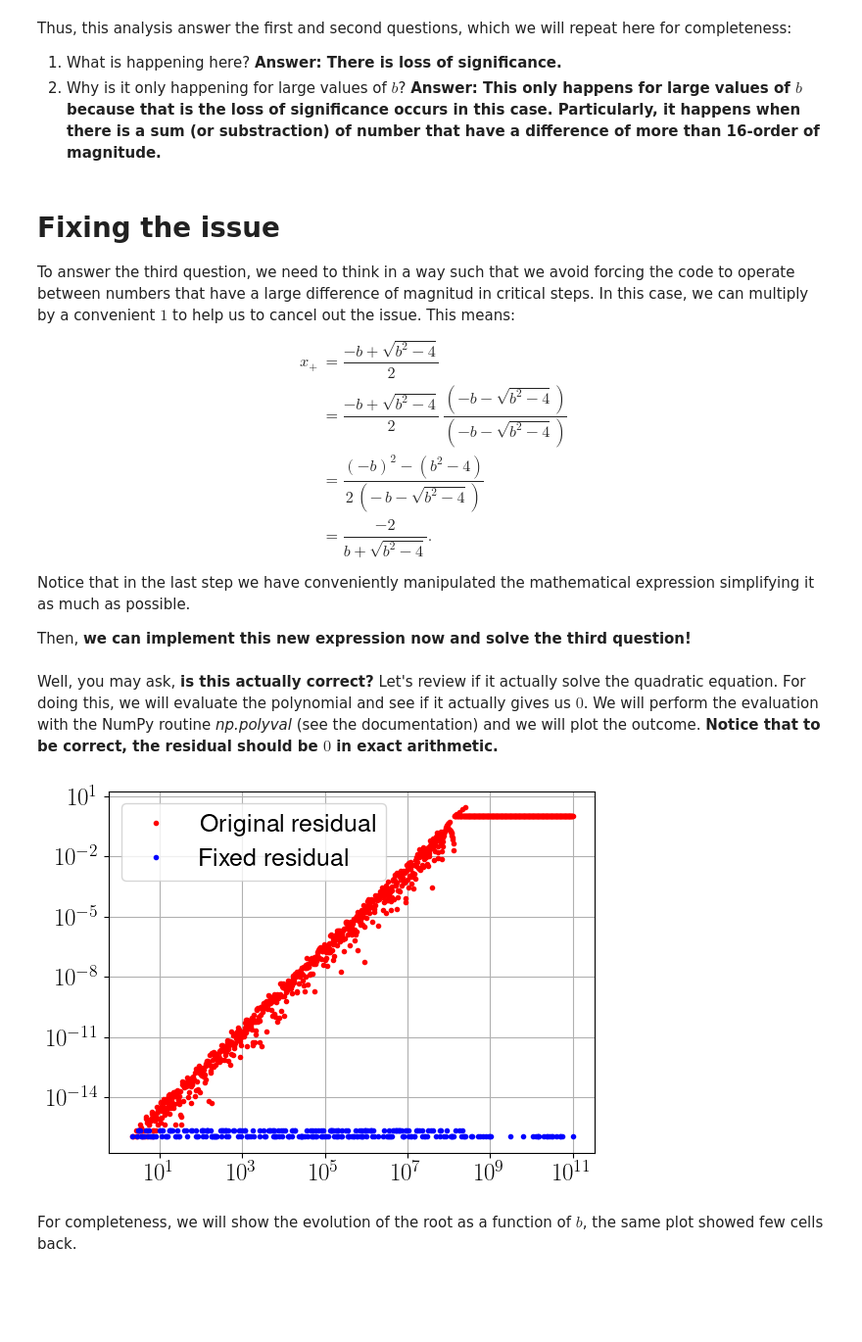
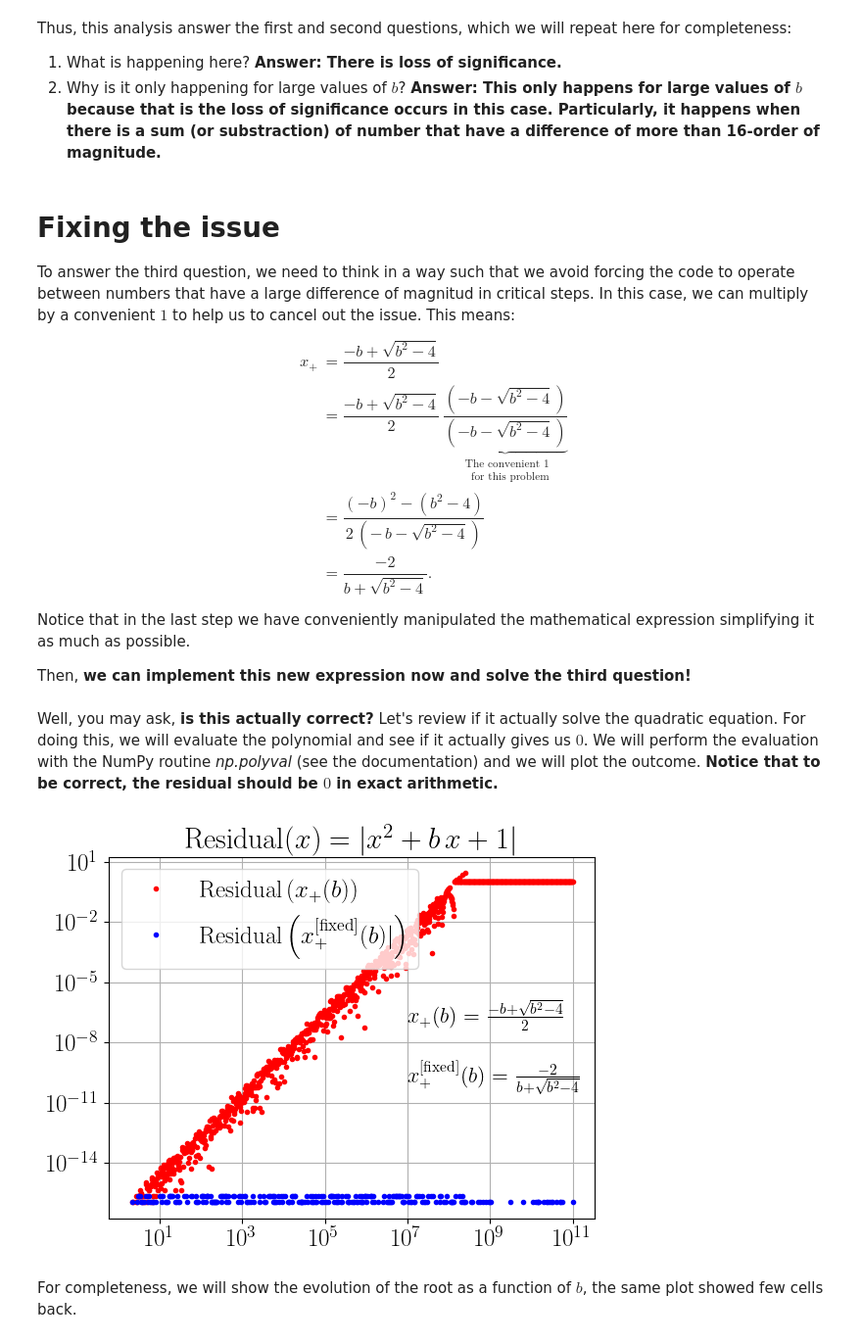
Before and after one commit to tclaudioe/Scientific-Computing-V3, a Jupyter notebook: Bonus - current/Bonus - 02 - Quadratic formula.ipynb, the cells around one changed output. Shown at 98% size. Cells and saved outputs as stored; diff of their text form; code cells hidden in the pictures; blank space fills up the shorter version.

```diff
--- a/Bonus - current/Bonus - 02 - Quadratic formula.ipynb
+++ b/Bonus - current/Bonus - 02 - Quadratic formula.ipynb
@@ -305,7 +378,7 @@ This means:
 $$
 \begin{align*}
     x_{+}   &= \dfrac{-b+\sqrt{b^2-4}}{2}\\
-            &= \dfrac{-b+\sqrt{b^2-4}}{2} \,\dfrac{(-b-\sqrt{b^2-4})}{(-b-\sqrt{b^2-4})}\\
+            &= \dfrac{-b+\sqrt{b^2-4}}{2} \,\underbrace{\dfrac{(-b-\sqrt{b^2-4})}{(-b-\sqrt{b^2-4})}}_{\displaystyle{\begin{aligned}\text{The convenient $1$}\\\text{for this problem}\end{aligned}}}\\
             &= \dfrac{(-b)^2-(b^2-4)}{2\,(-\,b-\sqrt{b^2-4})}\\
             &= \dfrac{-2}{b+\sqrt{b^2-4}}.
 \end{align*}
@@ -324,20 +397,23 @@ We will perform the evaluation with the NumPy routine _np.polyval_ (see the docu
 # %%
 n = 1000
 b = np.logspace(np.log10(2),11,n)
 outcome_original    = np.zeros(n)
 outcome_fixed       = np.zeros(n)
 for i, bi in np.ndenumerate(b):
      p                   = np.array([1,bi,1])
      outcome_original[i] = np.polyval(p,x_pos(bi))
      outcome_fixed[i]    = np.polyval(p,x_pos_fixed(bi))
 plt.figure()
-plt.loglog(b,np.abs(outcome_original),'.r',label="Original residual")
-plt.loglog(b,np.abs(outcome_fixed),'.b',label="Fixed residual")
+plt.loglog(b,np.abs(outcome_original),'.r',label=r'$\mathrm{Residual}\left(x_{+}(b)\right)$')
+plt.loglog(b,np.abs(outcome_fixed),'.b',label=r'$\mathrm{Residual}\left(x_{+}^{\mathrm{[fixed]}}(b)|\right)$')
+plt.title(r'$\mathrm{Residual}(x)=|x^2+b\,x+1|$')
+plt.text(1e7, 1e-7, r'$x_{+}(b)=\frac{-b+\sqrt{b^2-4}}{2}$', fontsize=16)
+plt.text(1e7, 1e-10, r'$x_{+}^{\mathrm{[fixed]}}(b)=\frac{-2}{b+\sqrt{b^2-4}}$', fontsize=16)
 plt.grid(True)
 plt.legend(loc='best')
 plt.show()
 # %% [output]
-[figure, old version]
+[figure, new version]
 # %% [markdown]
 For completeness, we will show the evolution of the root as a function of $b$, the same plot showed few cells back.
 # %%
```
Also changed, not shown: parts of 19 cells of this notebook.
